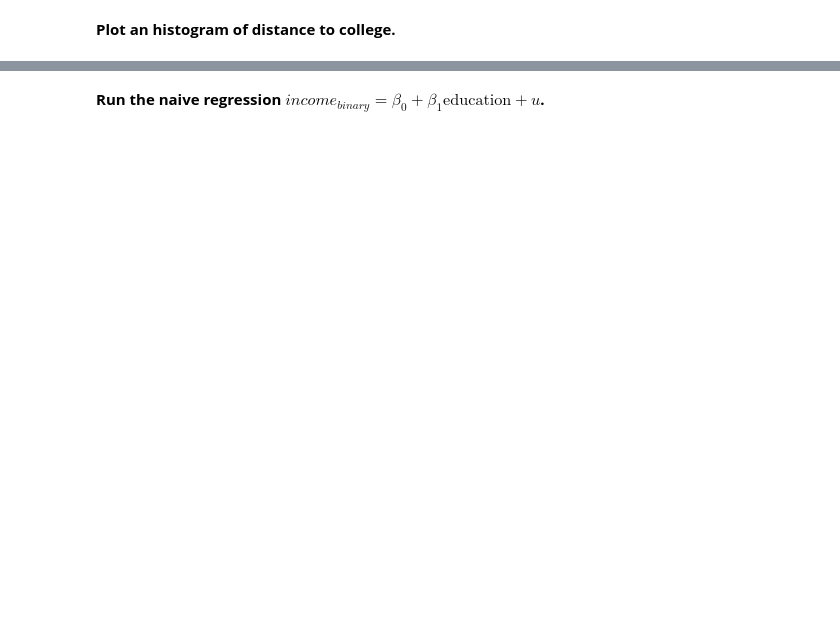
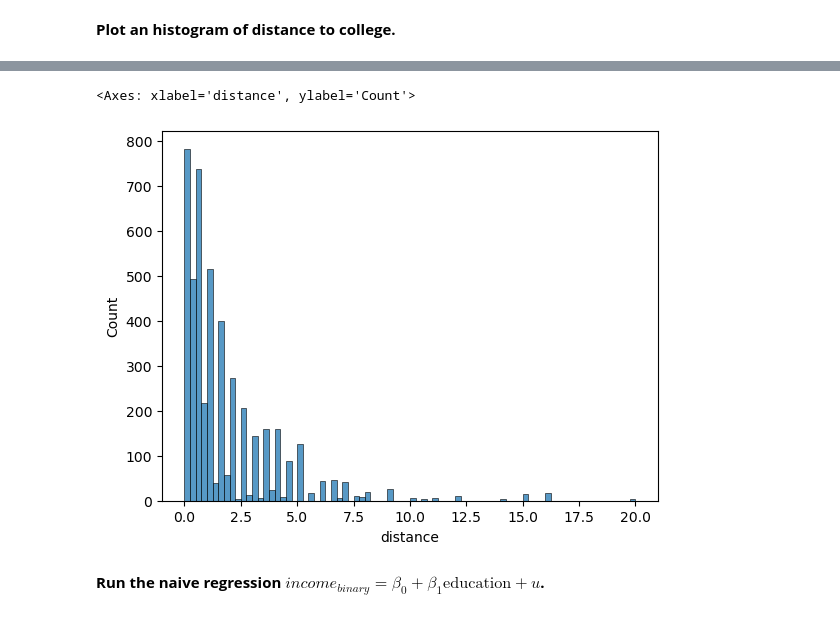
Before and after one commit to albop/dbe, a Jupyter notebook: tutorials/session_5/instrumental_variables.ipynb, the cells around one changed output, grey strips where cells are left out. Saved outputs shown, nothing was run; the diff lists cells and outputs as text; code cells hidden in the pictures; blank space fills up the shorter version.

```diff
--- a/tutorials/session_5/instrumental_variables.ipynb
+++ b/tutorials/session_5/instrumental_variables.ipynb
@@ -143,2 +289,9 @@ __Plot an histogram of distance to college.__
+# %%
+# use seaborn
+import seaborn as sns
+sns.histplot(df['distance'])
+# %% [output]
+<Axes: xlabel='distance', ylabel='Count'>
+[figure, added]
 # %% [markdown]
 __Run the naive regression $income_{binary}=\beta_0 + \beta_1 \text{education} + u$.__
```
Also changed, not shown: parts of 34 cells of this notebook, 3 other files.
